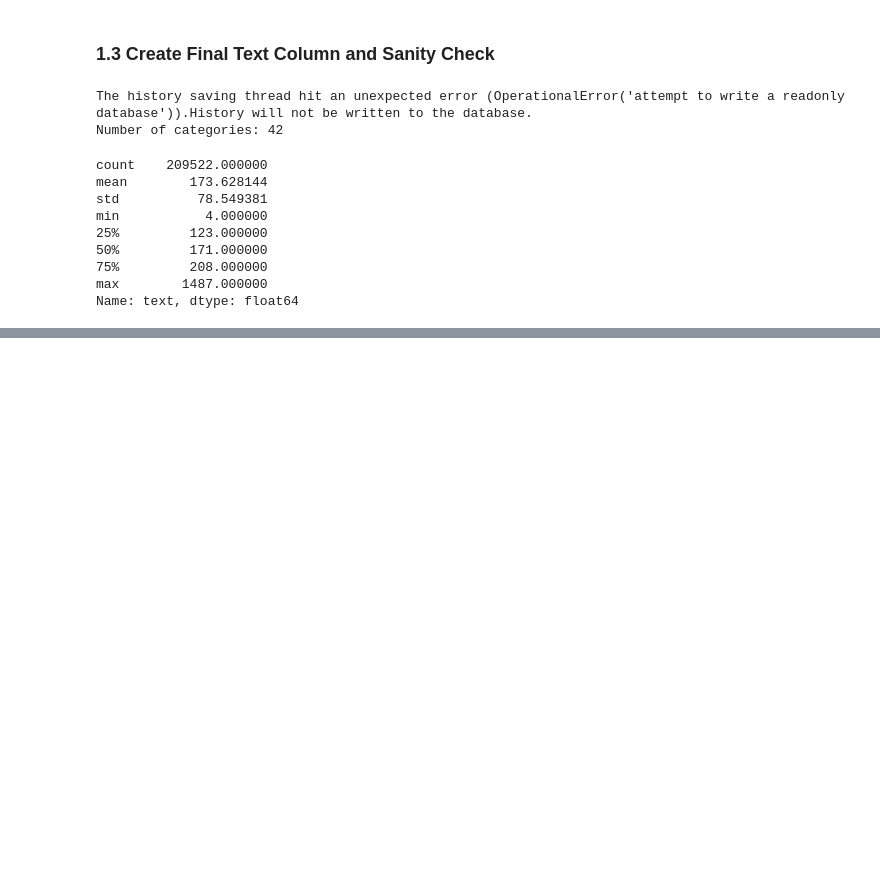
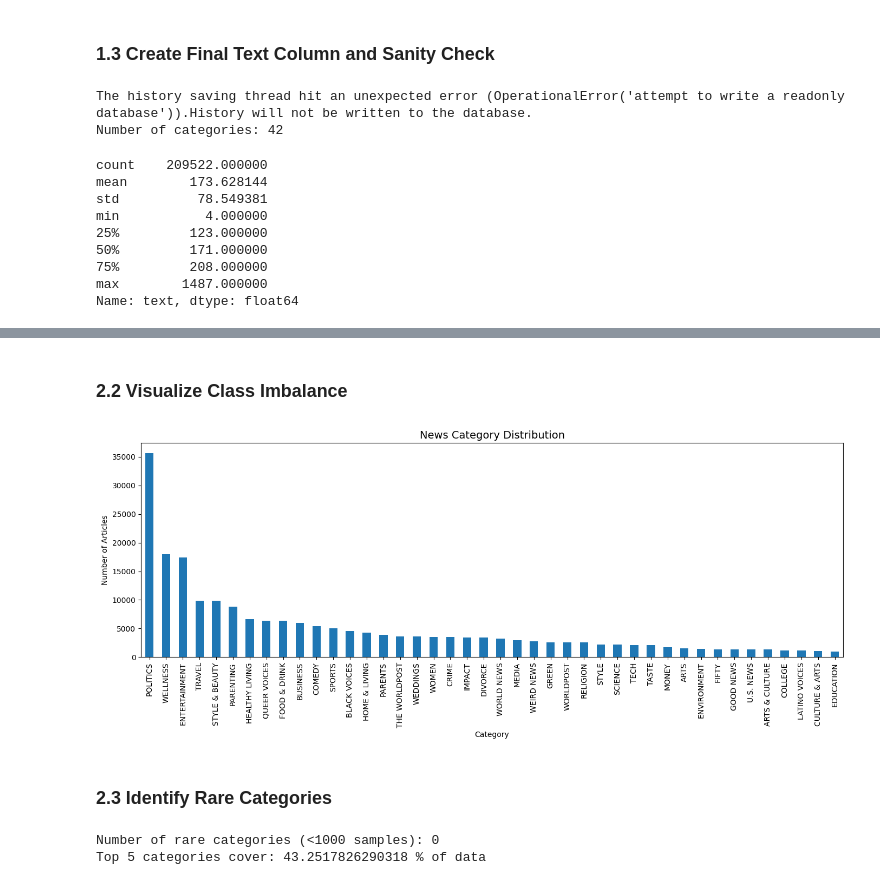
Before and after one commit to zubair-ui/News-Cateory-Classification-using-Transformers, a Jupyter notebook: news-category-classification.ipynb, the cells around one changed output, grey strips where cells are left out. Drawn from its saved outputs; the diff is of its cells as text; code cells hidden in the pictures; blank space fills up the shorter version.

Commit message:
Exploratory Data Analysis Complete

```diff
--- a/news-category-classification.ipynb
+++ b/news-category-classification.ipynb
@@ -62,0 +89,37 @@ Name: text, dtype: float64
+# %% [markdown]
+### 2.2 Visualize Class Imbalance
+# %%
+import matplotlib.pyplot as plt
+import os
+
+OUTPUT_DIR = "figures"
+os.makedirs(OUTPUT_DIR, exist_ok=True)
+
+category_counts = df["category"].value_counts()
+
+plt.figure(figsize=(14, 6))
+category_counts.plot(kind="bar")
+plt.title("News Category Distribution", fontsize=14)
+plt.xlabel("Category")
+plt.ylabel("Number of Articles")
+plt.xticks(rotation=90)
+plt.tight_layout()
+plt.show()
+
+plot_path = os.path.join(OUTPUT_DIR, "category_distribution.png")
+plt.savefig(plot_path, dpi=300)
+plt.close()
+# %% [output]
+[figure, added]
+# %% [markdown]
+### 2.3 Identify Rare Categories
+# %%
+rare_categories = category_counts[category_counts < 1000]
+
+print(f"Number of rare categories (<1000 samples): {len(rare_categories)}")
+
+print("Top 5 categories cover:",
+      category_counts.head(5).sum() / len(df) * 100, "% of data")
+# %% [output]
+Number of rare categories (<1000 samples): 0
+Top 5 categories cover: 43.2517826290318 % of data
```
Also changed, not shown: parts of 3 cells of this notebook.
